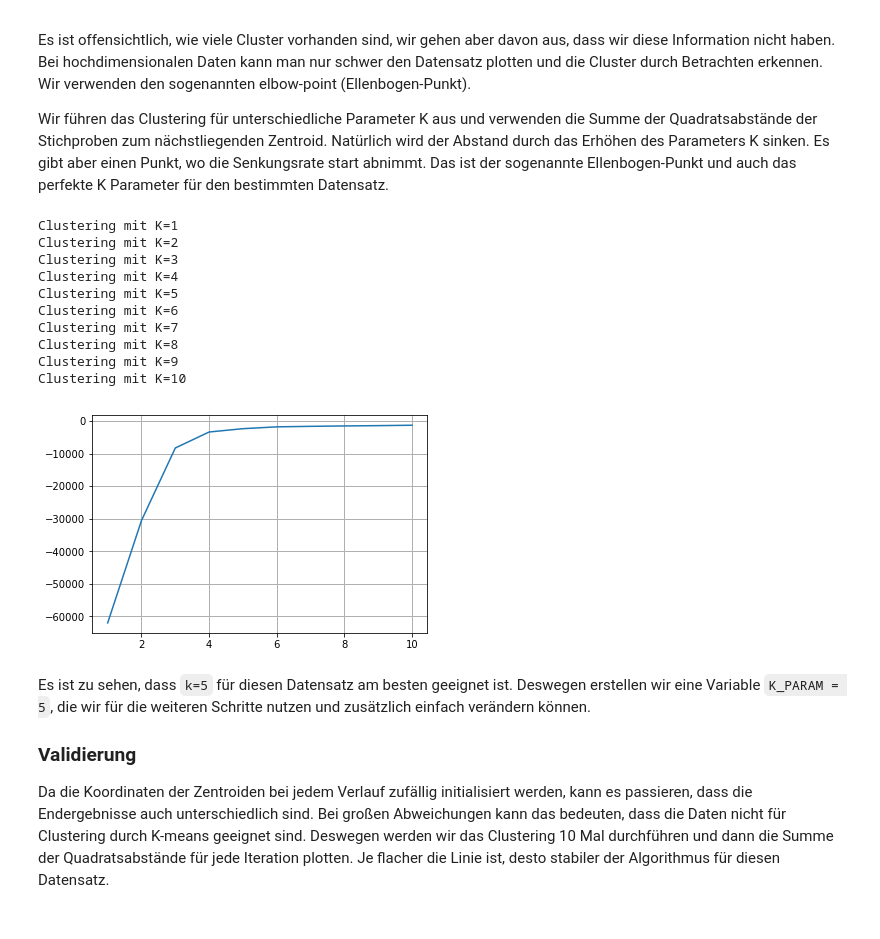
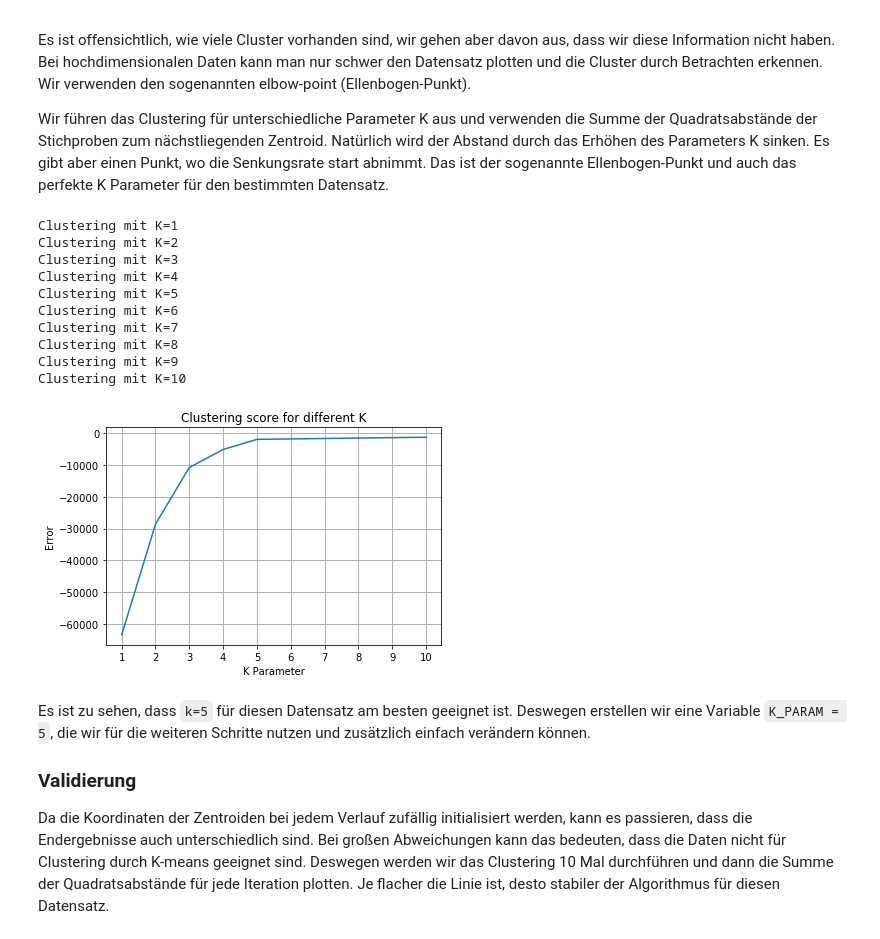
Before and after one commit to emomicrowave/machine-learning-tutorials, a Jupyter notebook: 03-k_means_clustering/notebook.ipynb, the cells around one changed output. Cells and saved outputs as stored; diff of their text form; code cells hidden in the pictures.

```diff
--- a/03-k_means_clustering/notebook.ipynb
+++ b/03-k_means_clustering/notebook.ipynb
@@ -77,6 +70,6 @@ def plot2d(x,y, colors=None):
     plt.show()
 
 # Datensatz generieren
-data, classes = make_blobs(n_samples=1000, centers=randint(3,8), random_state=42)
+data, classes = make_blobs(n_samples=1000, centers=5, random_state=7)
 plot2d(data[:,0], data[:,1])
 # %% [output]
@@ -88,38 +81,48 @@ Es ist offensichtlich, wie viele Cluster vorhanden sind, wir gehen aber davon au
 Wir führen das Clustering für unterschiedliche Parameter K aus und verwenden die Summe der Quadratsabstände der Stichproben zum nächstliegenden Zentroid. Natürlich wird der Abstand durch das Erhöhen des Parameters K sinken. Es gibt aber einen Punkt, wo die Senkungsrate start abnimmt. Das ist der sogenannte Ellenbogen-Punkt und auch das perfekte K Parameter für den bestimmten Datensatz.
 # %%
 # Funktion, die ein Liniendiagramm zeichnet
-def plot_cluster_score(x,y):
+def plot_cluster_score(x, y, k=None):
     fig = plt.figure()
     ax = fig.add_subplot(111)
     ax.plot(x,y,'-')
+
+    if k:
+        plt.title("Clustering score for K=%d" % k)
+        plt.xlabel("Iteration")
+    else:
+        plt.title("Clustering score for different K")
+        plt.xlabel("K Parameter")
+
+    plt.ylabel("Error")
+    plt.xticks(x)
     plt.grid(linewidth=1)
     plt.show()
 
 # Iteration um das perfekte K zu finden
 # und das Ergebnis zu plotten
 scores = []
 for i in range(1,11):
     print("Clustering mit K=%d" % (i))
     kmeans = KMeans(n_clusters=i)
     kmeans.fit(data)
     scores.append([i, kmeans.score(data)])
 
 # einfacher Daten zu plotten wenn sie ein numpy-array sind, aber
 # einfacher Daten in einer python-Liste hinzufügen
 scores = np.array(scores)
 plot_cluster_score(scores[:,0], scores[:,1])
 # %% [output]
 Clustering mit K=1
 Clustering mit K=2
 Clustering mit K=3
 Clustering mit K=4
 Clustering mit K=5
 Clustering mit K=6
 Clustering mit K=7
 Clustering mit K=8
 Clustering mit K=9
 Clustering mit K=10
-[figure, old version]
+[figure, new version]
 # %% [markdown]
 Es ist zu sehen, dass `k=5` für diesen Datensatz am besten geeignet ist. Deswegen erstellen wir eine Variable `K_PARAM = 5`, die wir für die weiteren Schritte nutzen und zusätzlich einfach verändern können.
 
```
Also changed, not shown: parts of 7 cells of this notebook, 12 other files.
